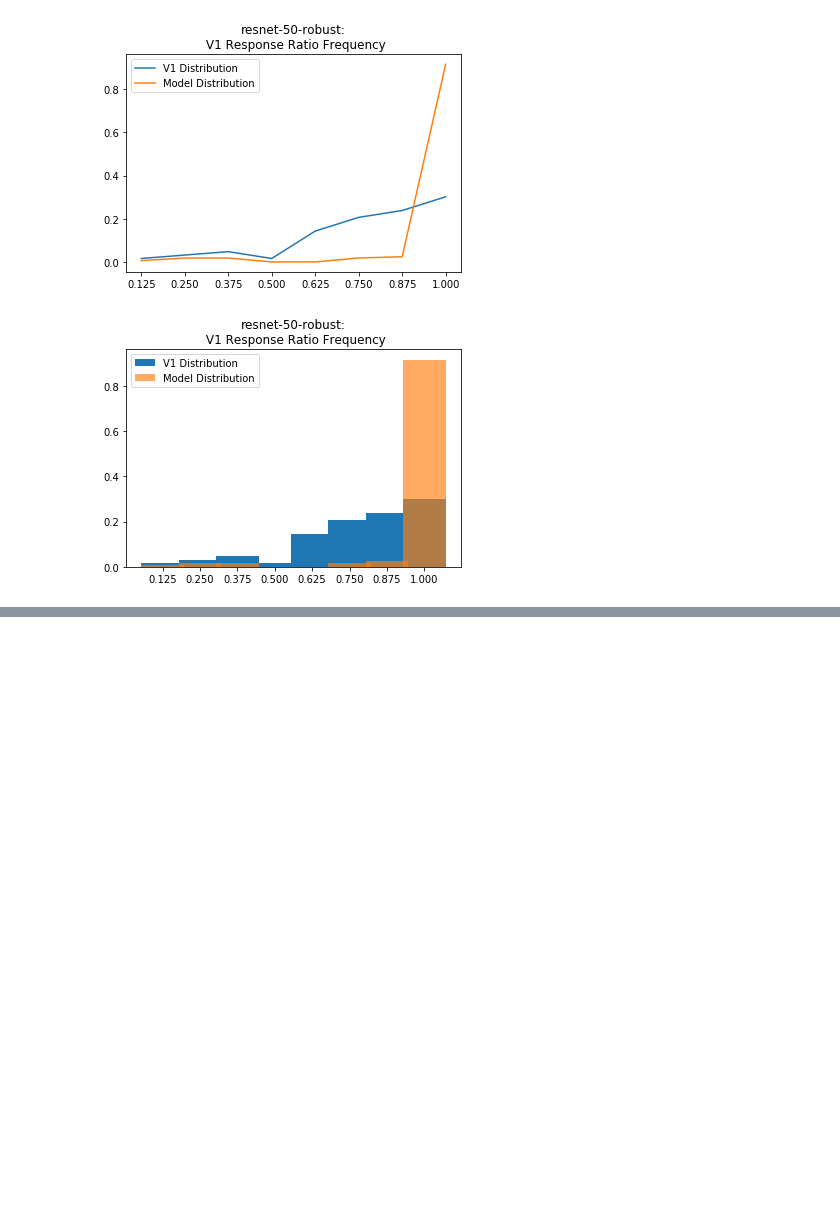
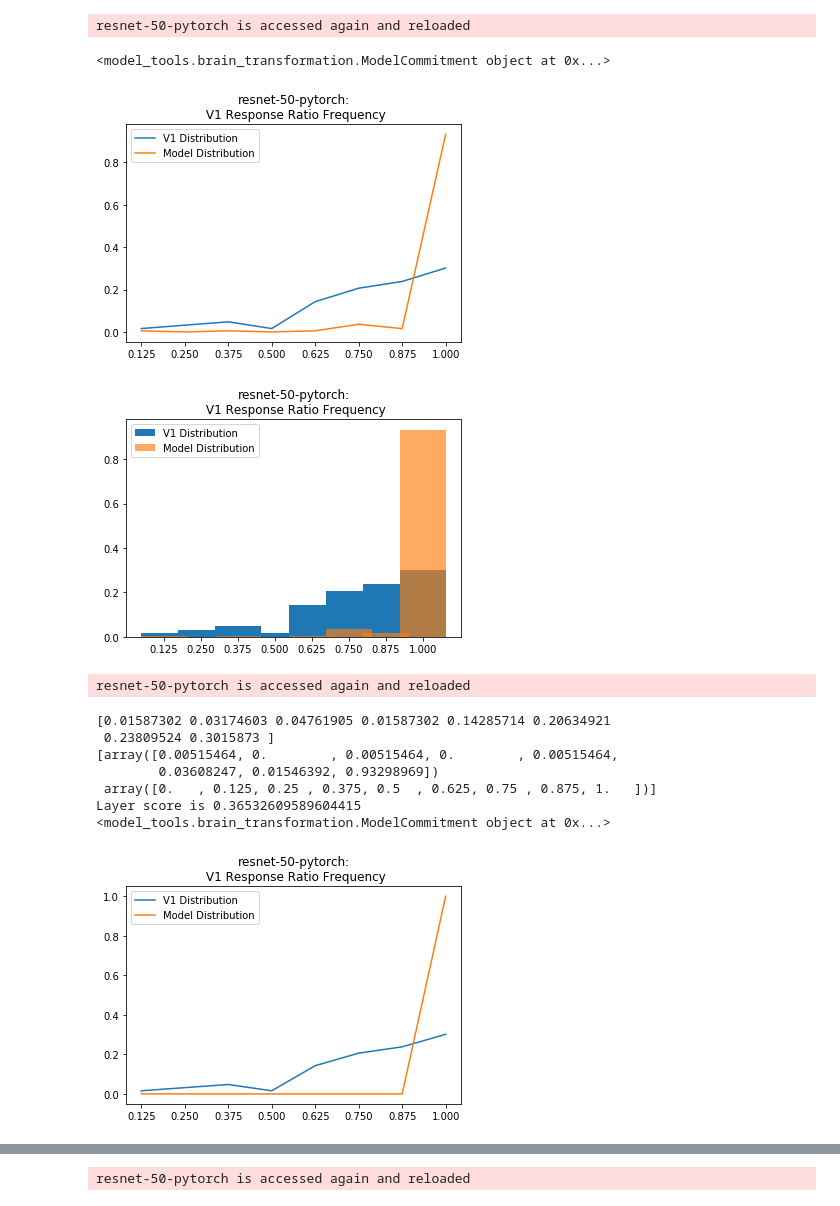
Before and after one commit to AJCirincione/brain-score, a Jupyter notebook: packaging/dicarlo/cirincione/BO_activations.ipynb, the cells around one changed output, grey strips where cells are left out. Drawn from its saved outputs; the diff is of its cells as text; code cells hidden in the pictures; blank space fills up the shorter version.

```diff
--- a/packaging/dicarlo/cirincione/BO_activations.ipynb
+++ b/packaging/dicarlo/cirincione/BO_activations.ipynb
@@ -21,5 +20,0 @@ dict_keys(['alexnet', 'squeezenet1_0', 'squeezenet1_1', 'resnet-18', 'resnet-34'
-# %%
-model_identifier = 'voneresnet-50'
-region = 'V1'
-model, optimization_test_responses, standard_test_responses = load_model_and_BO_stimulus(BO_OPTIM_NAME=BO_OPTIM_NAME, optim_test_dir=optim_test_dir,
-            BO_STIM_NAME=BO_STIM_NAME, standard_test_dir=standard_test_dir, model_identifier=model_identifier, region=region)
@@ -45,9 +21,36 @@ HBox(children=(IntProgress(value=0, description='activations', max=1, style=Prog
-# %%
-save_path = '/braintree/data2/active/users/andrewci/BO_Responses/'
-BO_responses = BO_optimization_and_standard_test(optimization_test_responses=optimization_test_responses, standard_test_responses=standard_test_responses,
-                 model_identifier=model_identifier, path=save_path, save_figs_and_data=1)
-# %%
-create_response_ratio_plots(model_identifier=model_identifier, BO_responses=BO_responses, region=region, save_figs_and_data=1, path=save_path)
-# %% [output]
-[figure, removed]
-[figure, removed]
+# %%
+#select_models = ['resnet-50-pytorch', 'resnet-50-robust', 'CORnet-S', 'alexnet', 'voneresnet-50-non_stochastic']
+select_models = ['resnet-50-pytorch']
+# %%
+
+for i in tqdm(select_models):
+    model_identifier = i
+    layer_count = V1_LAYERS[model_identifier]
+    V1_similarity_vec = np.zeros(len(layer_count))
+    V2_similarity_vec = np.zeros(len(layer_count))
+    for L in layer_count:
+        region = 'V1'
+        model, optimization_test_responses, standard_test_responses = load_model_and_BO_stimulus_LAYERS(BO_OPTIM_NAME=BO_OPTIM_NAME, optim_test_dir=optim_test_dir,
+                    BO_STIM_NAME=BO_STIM_NAME, standard_test_dir=standard_test_dir, model_identifier=model_identifier, region=region, layer_index = L)
+        save_path = '/braintree/data2/active/users/andrewci/BO_Responses/'
+        BO_responses = BO_optimization_and_standard_test(optimization_test_responses=optimization_test_responses, standard_test_responses=standard_test_responses,
+                    model_identifier=model_identifier, path=save_path, save_figs_and_data=1, layer_index = L)
+        V1_similarity_vec[L], V2_similarity_vec[L] = create_response_ratio_plots(model_identifier=model_identifier, BO_responses=BO_responses,
+                    region=region, save_figs_and_data=1, path=save_path, layer_index = L)
+        print(f'V1 score is {V1_similarity_vec[L]}')
+        print(f'V2 score is {V2_similarity_vec[L]}')
+    region_accuracy(V1_similarity_vec, V2_similarity_vec, model_identifier, save_path)
+# %% [output]
+resnet-50-pytorch is accessed again and reloaded
+<model_tools.brain_transformation.ModelCommitment object at 0x...>
+[figure, added]
+[figure, added]
+resnet-50-pytorch is accessed again and reloaded
+[0.01587302 0.03174603 0.04761905 0.01587302 0.14285714 0.20634921
+ 0.23809524 0.3015873 ]
+[array([0.00515464, 0.        , 0.00515464, 0.        , 0.00515464,
+        0.03608247, 0.01546392, 0.93298969])
+ array([0.   , 0.125, 0.25 , 0.375, 0.5  , 0.625, 0.75 , 0.875, 1.   ])]
+Layer score is 0.36532609589604415
+<model_tools.brain_transformation.ModelCommitment object at 0x...>
+[figure, added]
@@ -53,0 +58 @@ create_response_ratio_plots(model_identifier=model_identifier, BO_responses=BO_r
+resnet-50-pytorch is accessed again and reloaded
```
Also changed, not shown: parts of 4 cells of this notebook, 3 other files.
